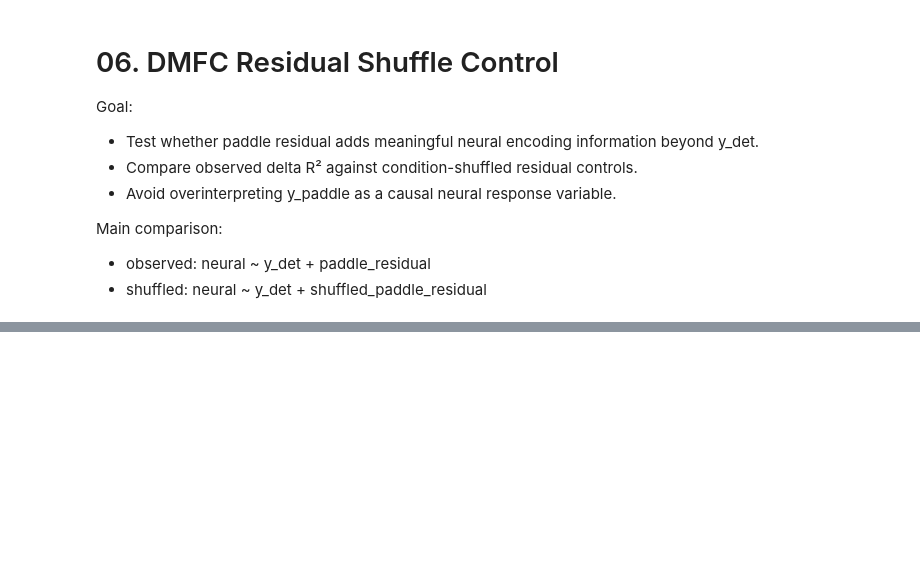
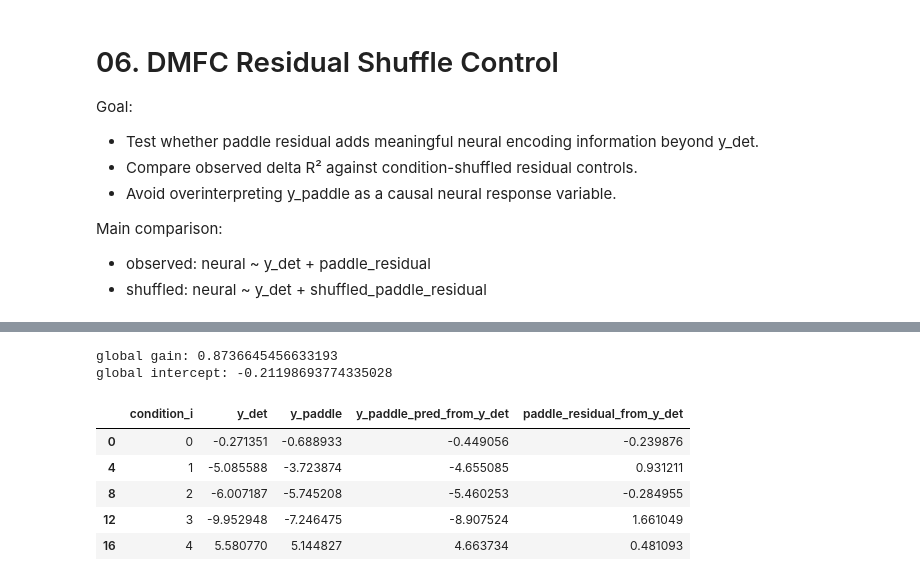
Before and after one commit to ksbong/ipe-pong-latents, a Jupyter notebook: notebooks/06_dmfc_residual_shuffle_control.ipynb, the cells around one changed output, grey strips where cells are left out. Drawn from its saved outputs; the diff is of its cells as text; code cells hidden in the pictures; blank space fills up the shorter version.

```diff
--- a/notebooks/06_dmfc_residual_shuffle_control.ipynb
+++ b/notebooks/06_dmfc_residual_shuffle_control.ipynb
@@ -42,0 +205,53 @@ display(analysis_df.head())
+# %%
+cond_df = (
+    analysis_df[["condition_i", "y_det", "y_paddle"]]
+    .drop_duplicates("condition_i")
+    .copy()
+)
+
+valid = np.isfinite(cond_df["y_det"]) & np.isfinite(cond_df["y_paddle"])
+
+coef = np.polyfit(
+    cond_df.loc[valid, "y_det"],
+    cond_df.loc[valid, "y_paddle"],
+    deg=1,
+)
+
+gain_global = coef[0]
+intercept_global = coef[1]
+
+cond_df["y_paddle_pred_from_y_det"] = (
+    gain_global * cond_df["y_det"] + intercept_global
+)
+
+cond_df["paddle_residual_from_y_det"] = (
+    cond_df["y_paddle"] - cond_df["y_paddle_pred_from_y_det"]
+)
+
+print("global gain:", gain_global)
+print("global intercept:", intercept_global)
+display(cond_df.head())
+
+analysis_df = analysis_df.drop(
+    columns=["y_paddle_pred_from_y_det", "paddle_residual_from_y_det"],
+    errors="ignore",
+)
+
+analysis_df = analysis_df.merge(
+    cond_df[[
+        "condition_i",
+        "y_paddle_pred_from_y_det",
+        "paddle_residual_from_y_det",
+    ]],
+    on="condition_i",
+    how="left",
+)
+# %% [output]
+global gain: 0.8736645456633193
+global intercept: -0.21198693774335028
+|  | condition_i | y_det | y_paddle | y_paddle_pred_from_y_det | paddle_residual_from_y_det |
+| 0 | 0 | -0.271351 | -0.688933 | -0.449056 | -0.239876 |
+| 4 | 1 | -5.085588 | -3.723874 | -4.655085 | 0.931211 |
+| 8 | 2 | -6.007187 | -5.745208 | -5.460253 | -0.284955 |
+| 12 | 3 | -9.952948 | -7.246475 | -8.907524 | 1.661049 |
+| 16 | 4 | 5.580770 | 5.144827 | 4.663734 | 0.481093 |
```
Also changed, not shown: parts of 8 cells of this notebook, 1 other file.
